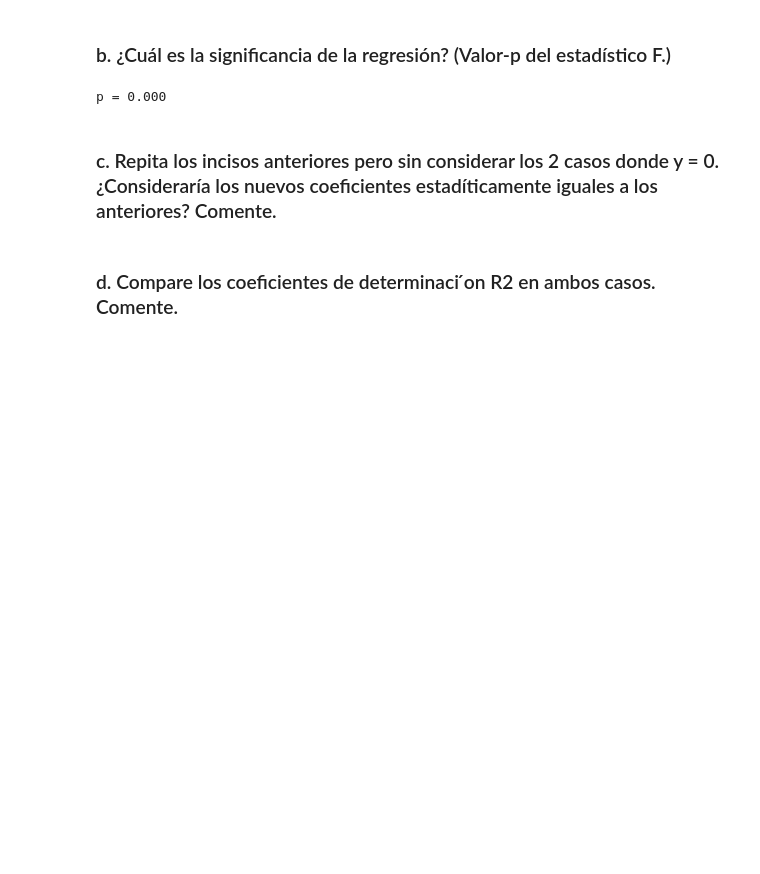
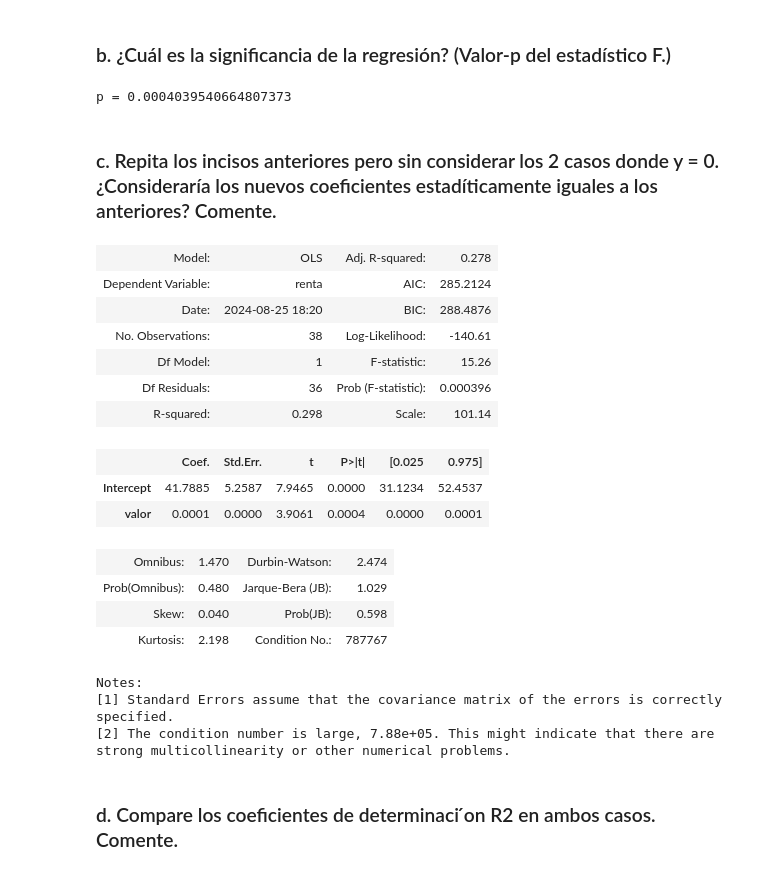
Before and after one commit to Anonymate054/MCD-Econometrics, a Jupyter notebook: notebooks/homeworks/0.0-leng-HW01.ipynb, the cells around one changed output. Saved outputs shown, nothing was run; the diff lists cells and outputs as text; code cells hidden in the pictures; blank space fills up the shorter version.

```diff
--- a/notebooks/homeworks/0.0-leng-HW01.ipynb
+++ b/notebooks/homeworks/0.0-leng-HW01.ipynb
@@ -694,11 +807,36 @@ sns.residplot(data=df4, x="renta", y="valor")
 # %% [markdown]
 ### b. ¿Cuál es la signiﬁcancia de la regresión? (Valor-p del estadístico F.)
 # %%
-print(f"p = {p:.3f}")
+print(f"p = {model_4.f_pvalue}")
 # %% [output]
-p = 0.000
+p = 0.0004039540664807373
 # %% [markdown]
 ### c. Repita los incisos anteriores pero sin considerar los 2 casos donde y = 0. ¿Consideraría los nuevos coeﬁcientes estadíticamente iguales a los anteriores? Comente.
+# %%
+df4_2 = df4[df4['renta'] != 0]
+model4_2 = smf.ols(
+    'renta ~ valor',
+    data=df4_2
+    ).fit()
+model4_2.summary2()
+# %% [output]
+| Model: | OLS | Adj. R-squared: | 0.278 |
+| Dependent Variable: | renta | AIC: | 285.2124 |
+| Date: | 2024-08-25 18:20 | BIC: | 288.4876 |
+| No. Observations: | 38 | Log-Likelihood: | -140.61 |
+| Df Model: | 1 | F-statistic: | 15.26 |
+| Df Residuals: | 36 | Prob (F-statistic): | 0.000396 |
+| R-squared: | 0.298 | Scale: | 101.14 |
+|  | Coef. | Std.Err. | t | P>|t| | [0.025 | 0.975] |
+| Intercept | 41.7885 | 5.2587 | 7.9465 | 0.0000 | 31.1234 | 52.4537 |
+| valor | 0.0001 | 0.0000 | 3.9061 | 0.0004 | 0.0000 | 0.0001 |
+| Omnibus: | 1.470 | Durbin-Watson: | 2.474 |
+| Prob(Omnibus): | 0.480 | Jarque-Bera (JB): | 1.029 |
+| Skew: | 0.040 | Prob(JB): | 0.598 |
+| Kurtosis: | 2.198 | Condition No.: | 787767 |
+Notes:
+[1] Standard Errors assume that the covariance matrix of the errors is correctly specified.
+[2] The condition number is large, 7.88e+05. This might indicate that there are strong multicollinearity or other numerical problems.
 # %% [markdown]
 ### d. Compare los coeﬁcientes de determinaci ́on R2 en ambos casos. Comente.
 # %% [markdown]
```
Also changed, not shown: parts of 20 cells of this notebook.
